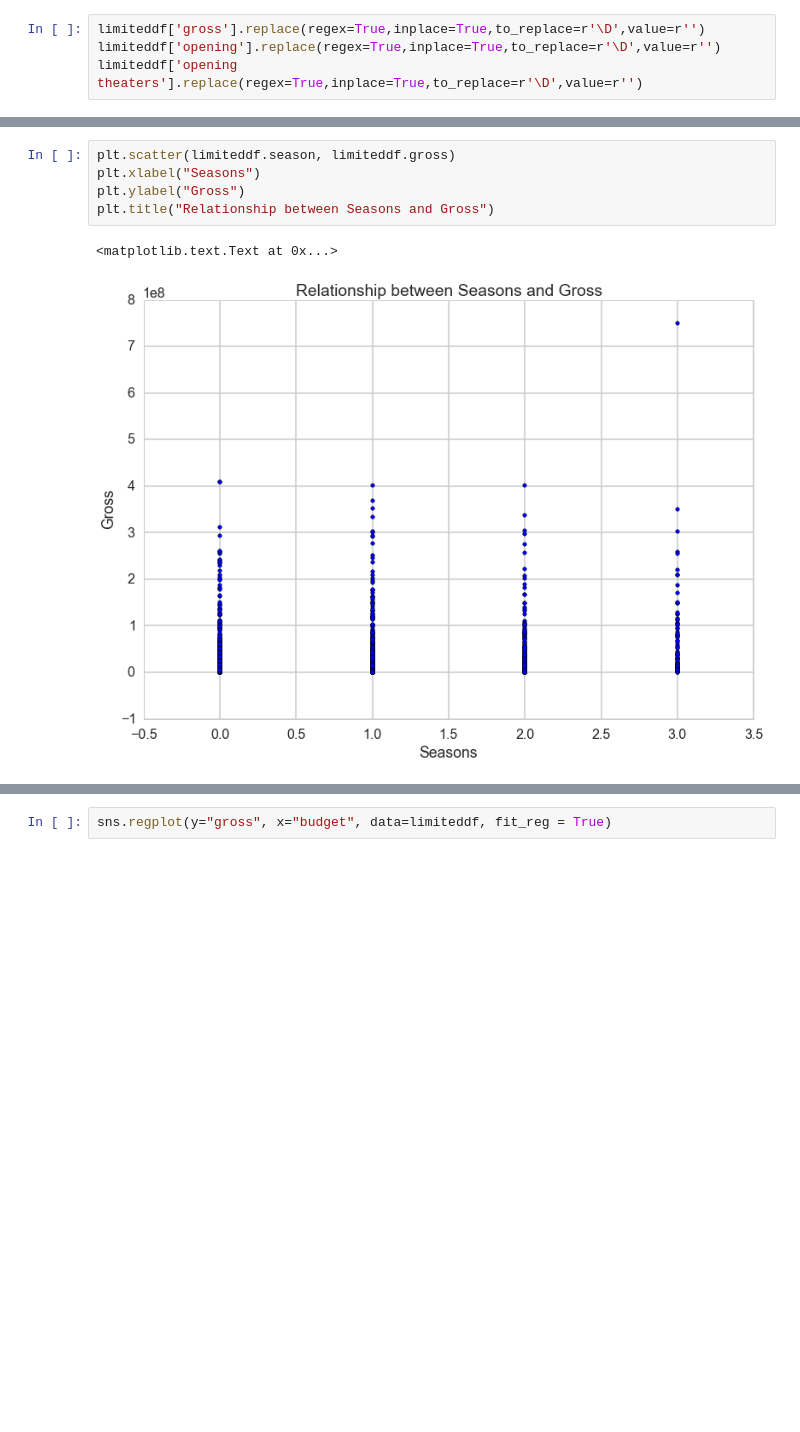
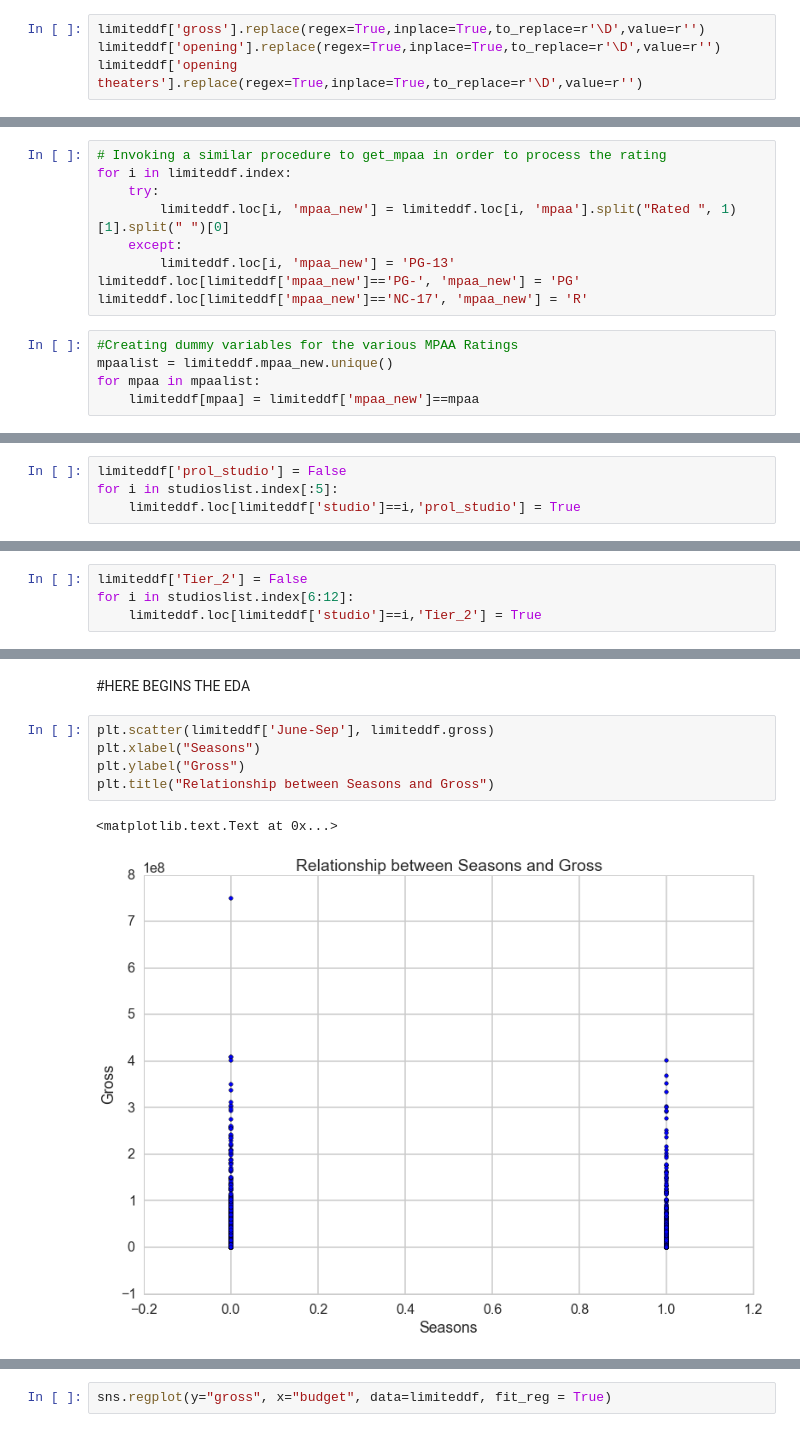
Before and after one commit to oscarpredictor/oscar-predictor, a Jupyter notebook: box_office_analysis.ipynb, the cells around one changed output, grey strips where cells are left out. Saved outputs shown, nothing was run; the diff lists cells and outputs as text; blank space fills up the shorter version.

```diff
--- a/box_office_analysis.ipynb
+++ b/box_office_analysis.ipynb
@@ -87,0 +92,14 @@ See the the caveats in the documentation: http://pandas.pydata.org/pandas-docs/s
+# %%
+# Invoking a similar procedure to get_mpaa in order to process the rating
+for i in limiteddf.index:
+    try:
+        limiteddf.loc[i, 'mpaa_new'] = limiteddf.loc[i, 'mpaa'].split("Rated ", 1)[1].split(" ")[0]
+    except:
+        limiteddf.loc[i, 'mpaa_new'] = 'PG-13'
+limiteddf.loc[limiteddf['mpaa_new']=='PG-', 'mpaa_new'] = 'PG'
+limiteddf.loc[limiteddf['mpaa_new']=='NC-17', 'mpaa_new'] = 'R'
+# %%
+#Creating dummy variables for the various MPAA Ratings
+mpaalist = limiteddf.mpaa_new.unique()
+for mpaa in mpaalist:
+    limiteddf[mpaa] = limiteddf['mpaa_new']==mpaa
@@ -87,0 +115,4 @@ See the the caveats in the documentation: http://pandas.pydata.org/pandas-docs/s
+# %%
+limiteddf['prol_studio'] = False
+for i in studioslist.index[:5]:
+    limiteddf.loc[limiteddf['studio']==i,'prol_studio'] = True
@@ -87,0 +130,4 @@ See the the caveats in the documentation: http://pandas.pydata.org/pandas-docs/s
+# %%
+limiteddf['Tier_2'] = False
+for i in studioslist.index[6:12]:
+    limiteddf.loc[limiteddf['studio']==i,'Tier_2'] = True
@@ -88,9 +142,11 @@ See the the caveats in the documentation: http://pandas.pydata.org/pandas-docs/s
+# %% [markdown]
+#HERE BEGINS THE EDA
 # %%
-plt.scatter(limiteddf.season, limiteddf.gross)
+plt.scatter(limiteddf['June-Sep'], limiteddf.gross)
 plt.xlabel("Seasons")
 plt.ylabel("Gross")
 plt.title("Relationship between Seasons and Gross")
 # %% [output]
 <matplotlib.text.Text at 0x...>
-[figure, old version]
+[figure, new version]
 # %%
```
Also changed, not shown: parts of 51 cells of this notebook.
